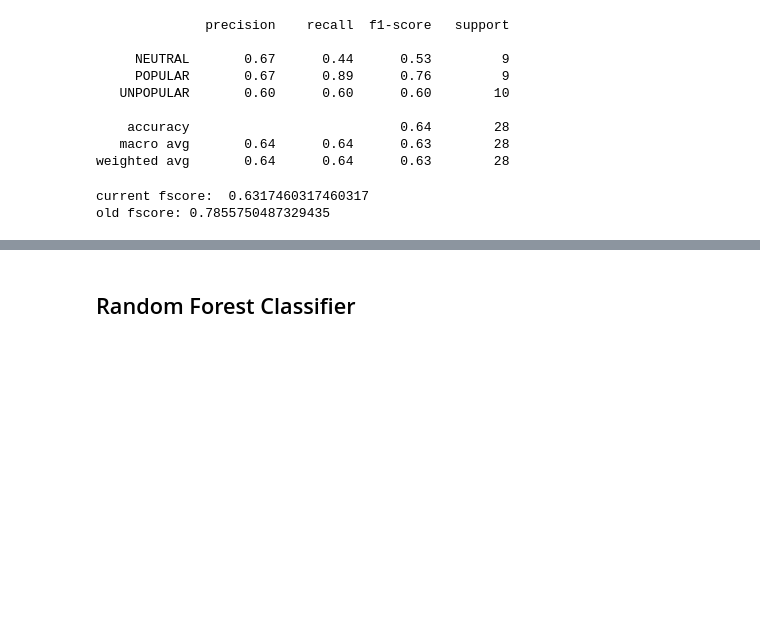
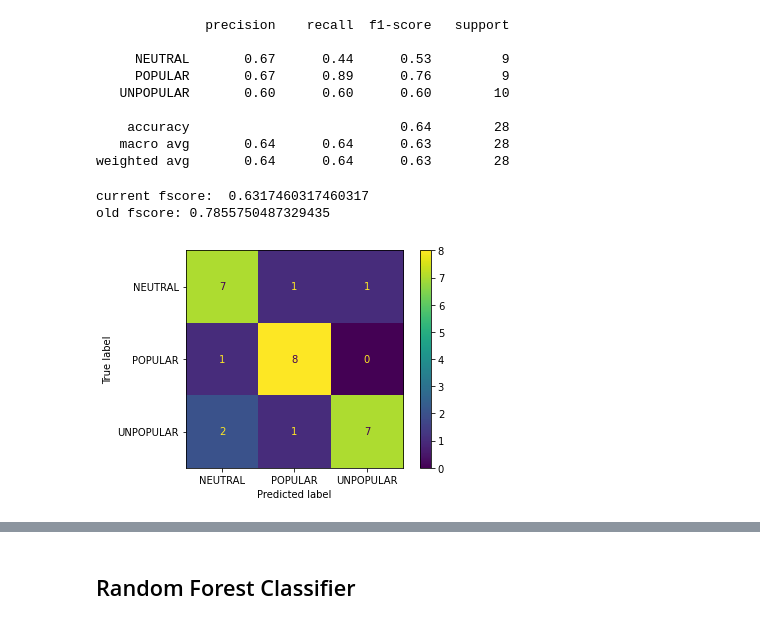
Before and after one commit to milijanadj/SIAP, a Jupyter notebook: models.ipynb, the cells around one changed output, grey strips where cells are left out. Drawn from its saved outputs; the diff is of its cells as text; code cells hidden in the pictures; blank space fills up the shorter version.

```diff
--- a/models.ipynb
+++ b/models.ipynb
@@ -536,3 +636,16 @@ except FileNotFoundError:
 # %% [output]
 current fscore:  0.6317460317460317
 old fscore: 0.7855750487329435
+# %%
+filename = 'models/dtc.pickle'
+model = pickle.load(open(filename, 'rb'))
+y_pred = model.predict(X_test)
+cm = confusion_matrix(y_test, y_pred)
+disp = ConfusionMatrixDisplay(
+    confusion_matrix=cm,
+    display_labels=model.classes_
+)
+disp.plot()
+plt.show()
+# %% [output]
+[figure, added]
```
Also changed, not shown: parts of 15 cells of this notebook, 1 other file.
